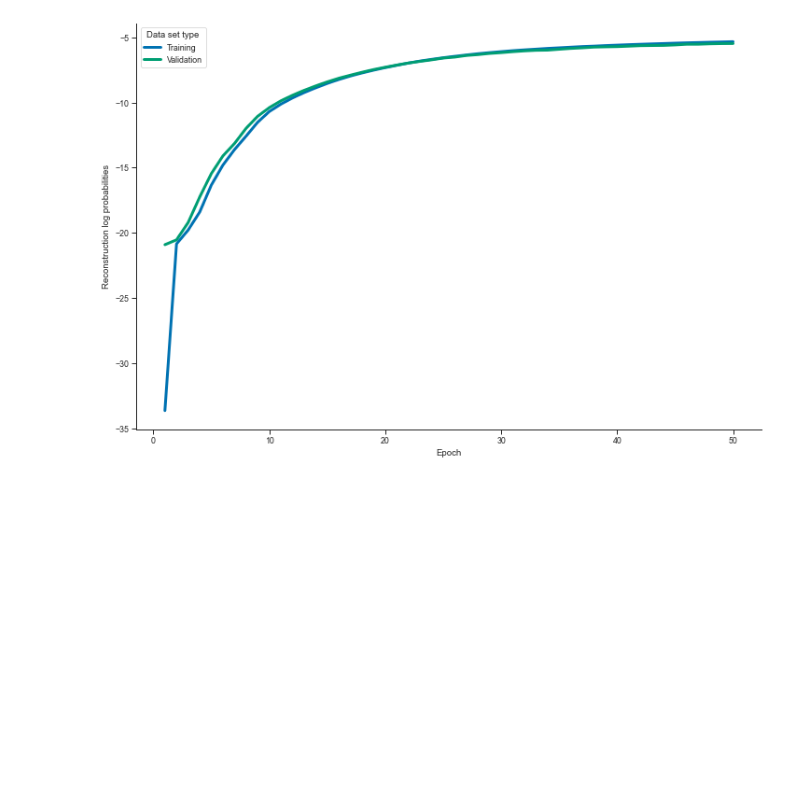
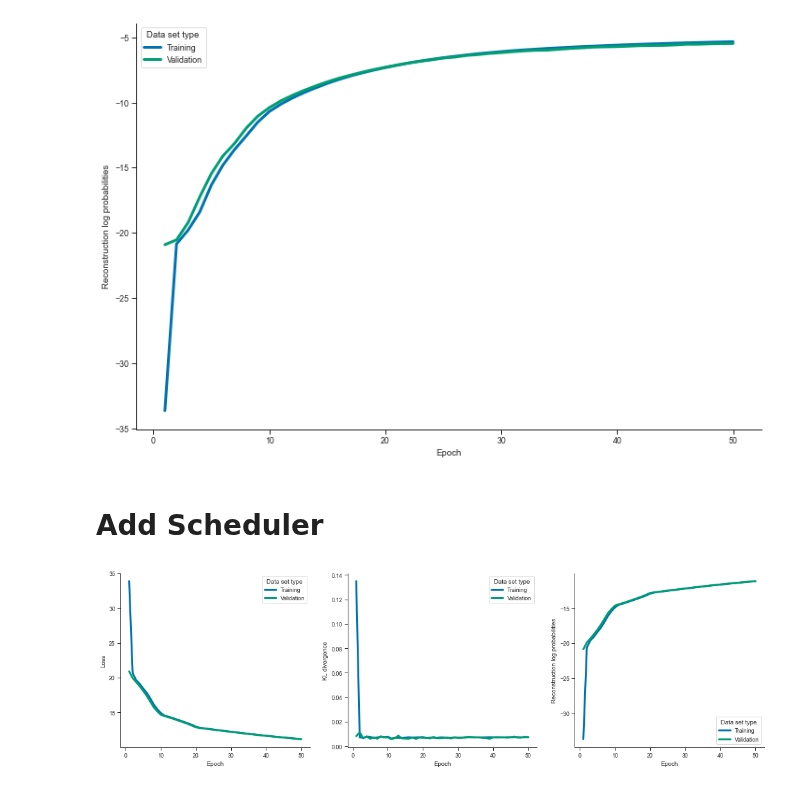
Before and after one commit to ThordurPall/vessel-trajectory-anomaly-detection, a Jupyter notebook: notebooks/Model Training/Explore Training & Validation Curves.ipynb, the cells around one changed output. Cells and saved outputs as stored; diff of their text form; code cells hidden in the pictures; blank space fills up the shorter version.

Commit message:
Adding intial work for a notebook that explores training & validation curves for different setups

```diff
--- a/notebooks/Model Training/Explore Training & Validation Curves.ipynb
+++ b/notebooks/Model Training/Explore Training & Validation Curves.ipynb
@@ -20,8 +21,6 @@ project_dir = Path().resolve().parents[1]
 model_dir = project_dir / "models" / "saved-models"
 model_intermediate_dir = model_dir / "intermediate"
 # %%
-data_processed = "RegionBornholm_01062019_30092019_CargTank_14400_86400_600"
-
 # Define a function to read in the training/validation curves for a specified setup
 def curves_df(setup_type, data_processed, model="VRNN", latent_dim="100",
               recurrent_dim="100", batch_norm=False, scheduler=False, kl_annealing=False):
@@ -58,3 +57,35 @@ def curves_df(setup_type, data_processed, model="VRNN", latent_dim="100",
     df["Setup type"] = setup_type
     df.reset_index(drop=True, inplace=True)
     return df
+
+# Define a function to plot the loss, KL divergence, and Reconstruction log probabilities side by side
+def plot_curves(df, hue="Data set type", hue_order = ["Training", "Validation"], title=None):
+    fig, ax = plt.subplots(1, 3, figsize=(18, 5))
+    x = "Epoch"
+    sns.lineplot(x=x, y="Loss", hue=hue, hue_order=hue_order, data=df, ax=ax[0])
+    sns.lineplot(x=x, y="KL divergence", hue=hue, hue_order=hue_order, data=df, ax=ax[1])
+    sns.lineplot(x=x, y="Reconstruction log probabilities", hue=hue, hue_order=hue_order, data=df, ax=ax[2])
+    sns.despine()
+    if title is not None: plt.suptitle(title)
+    plt.show()
+
+    # Define a function to plot the loss, KL divergence, and Reconstruction log probabilities one at a time (large)
+def plot_curves_large(df, hue="Data set type", hue_order = ["Training", "Validation"], title=None):
+    # Training and validation loss
+    x="Epoch"
+    plt.figure()
+    ax = sns.lineplot(x=x, y="Loss", hue=hue, hue_order=hue_order, data=df)
+    sns.despine()
+    if title is not None: ax.set_title(title)
+
+    # Training and validation Kullback–Leibler divergence
+    plt.figure()
+    ax = sns.lineplot(x=x, y="KL divergence", hue=hue, hue_order=hue_order, data=df)
+    sns.despine()
+    if title is not None: ax.set_title(title)
+
+    # Training and validation Reconstruction log probabilities
+    plt.figure()
+    ax = sns.lineplot(x=x, y="Reconstruction log probabilities", hue=hue, hue_order=hue_order, data=df)
+    sns.despine()
+    if title is not None: ax.set_title(title)
@@ -105,3 +104,10 @@ sns.despine()
 [figure]
 [figure]
 [figure]
+# %% [markdown]
+#  Add Scheduler
+# %%
+df_scheduler = curves_df("Scheduler", data_processed, scheduler=True)
+plot_curves(df_scheduler)
+# %% [output]
+[figure, added]
```
Also changed, not shown: parts of 11 cells of this notebook, 1 other file.
